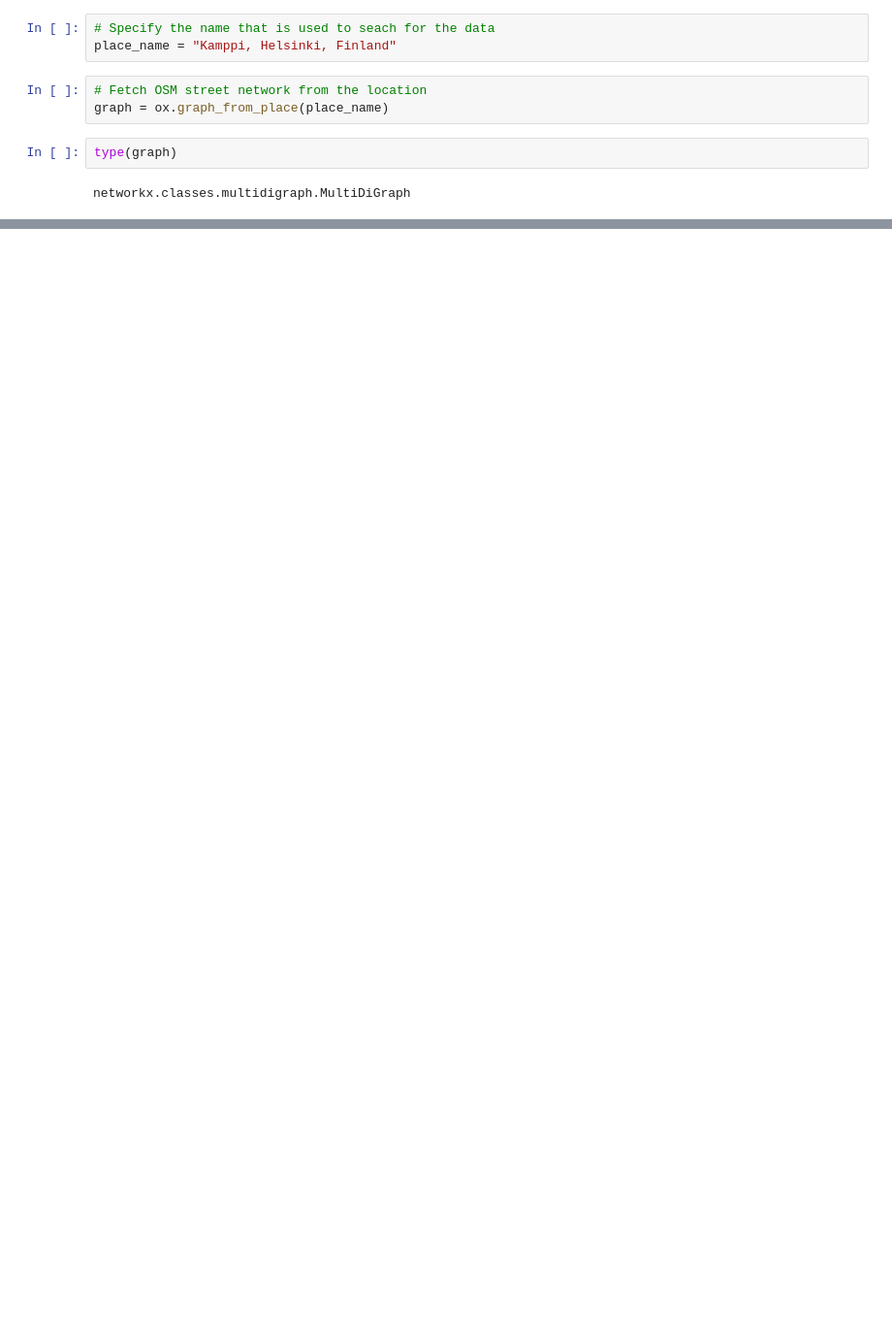
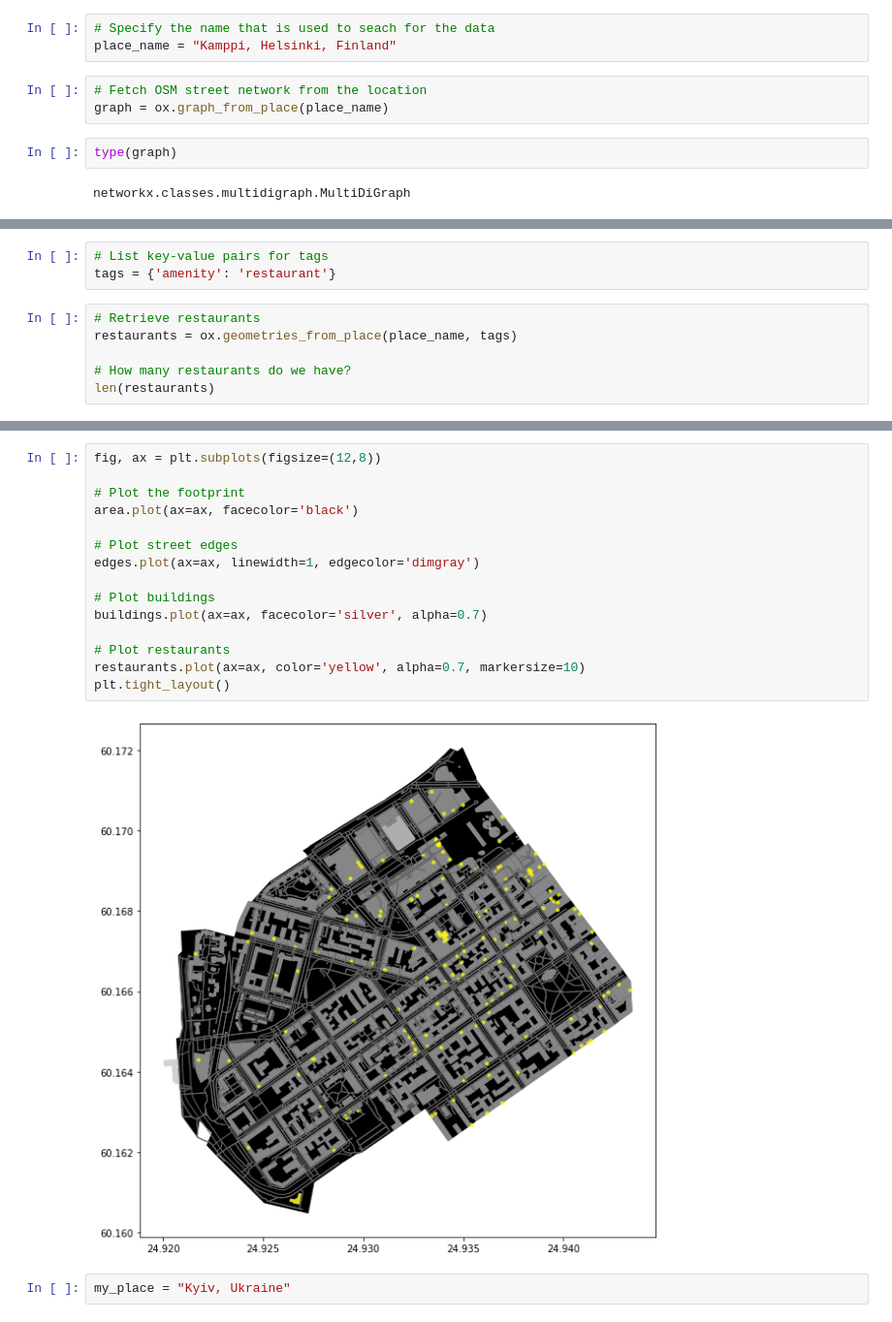
Before and after one commit to SergeyShchus/Automatic_GIS, a Jupyter notebook: Notebook/Geopandas/OSMX.ipynb, the cells around one changed output, grey strips where cells are left out. Shown at 97% size. Cells and saved outputs as stored; diff of their text form; blank space fills up the shorter version.

```diff
--- a/Notebook/Geopandas/OSMX.ipynb
+++ b/Notebook/Geopandas/OSMX.ipynb
@@ -41,0 +130,9 @@ ImportError: ignored
+# %%
+# List key-value pairs for tags
+tags = {'amenity': 'restaurant'}
+# %%
+# Retrieve restaurants
+restaurants = ox.geometries_from_place(place_name, tags)
+
+# How many restaurants do we have?
+len(restaurants)
@@ -41,0 +182,19 @@ ImportError: ignored
+# %%
+fig, ax = plt.subplots(figsize=(12,8))
+
+# Plot the footprint
+area.plot(ax=ax, facecolor='black')
+
+# Plot street edges
+edges.plot(ax=ax, linewidth=1, edgecolor='dimgray')
+
+# Plot buildings
+buildings.plot(ax=ax, facecolor='silver', alpha=0.7)
+
+# Plot restaurants
+restaurants.plot(ax=ax, color='yellow', alpha=0.7, markersize=10)
+plt.tight_layout()
+# %% [output]
+[figure, added]
+# %%
+my_place = "Kyiv, Ukraine"
```
Also changed, not shown: parts of 35 cells of this notebook.
